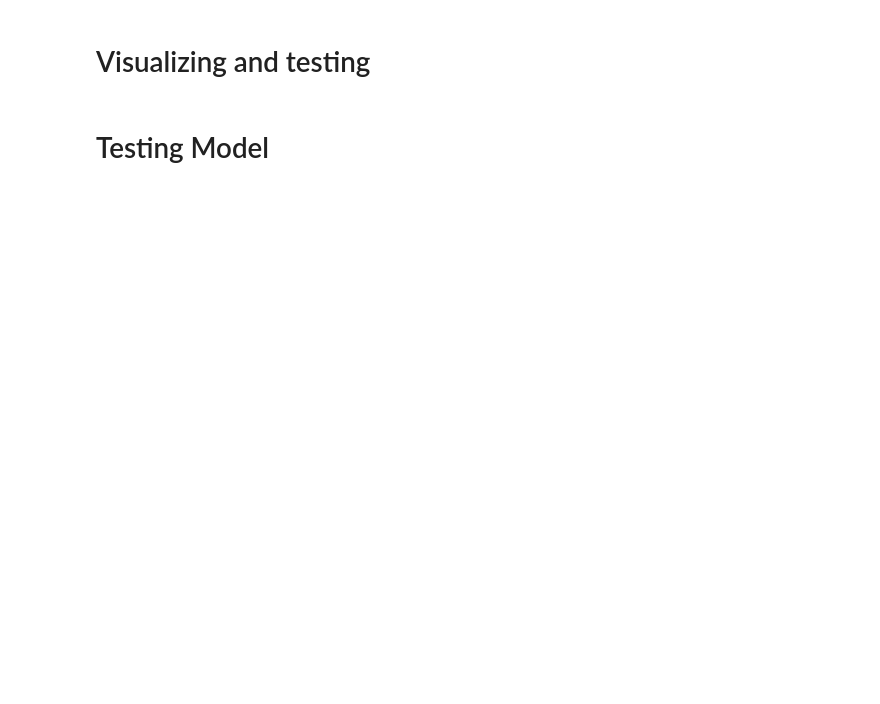
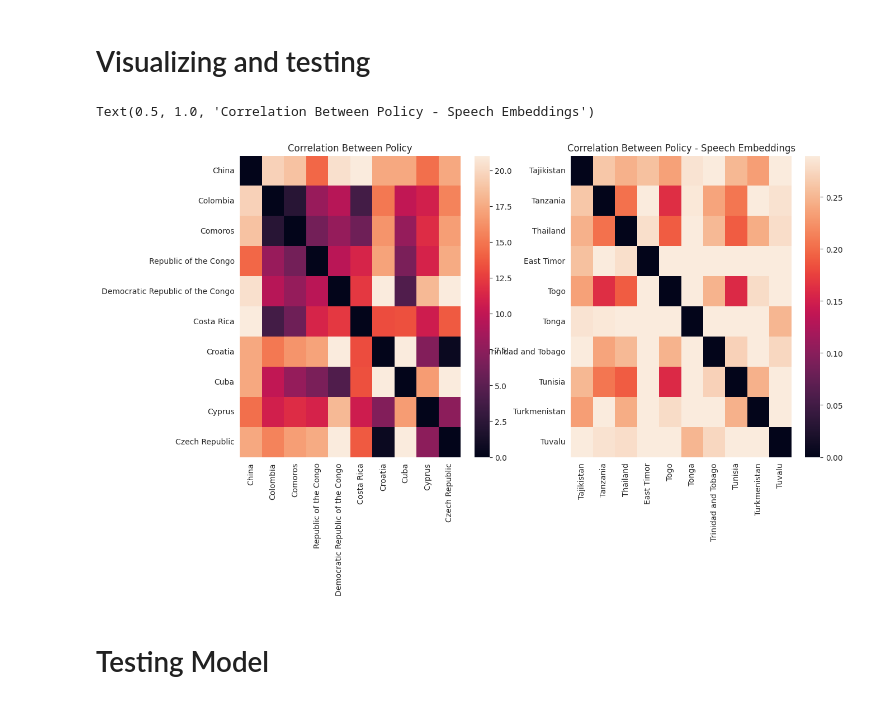
Before and after one commit to IWonderTheFirst/mun, a Jupyter notebook: policy.ipynb, the cells around one changed output. Saved outputs shown, nothing was run; the diff lists cells and outputs as text; code cells hidden in the pictures; blank space fills up the shorter version.

Commit message:
Kaggle Notebook | MUN speech policy alignment generation | Version 53

```diff
--- a/policy.ipynb
+++ b/policy.ipynb
@@ -434,23 +454,23 @@ cl_speeches = cl_speeches.drop(columns=['country1', 'country2', 'year'])
 print(len(cl_speeches))
 cl_speeches = cl_speeches.dropna()
 print(len(cl_speeches))
+cl_speeches['alignment_score'] = cl_speeches['alignment_score'] * 2 - 1
 
 class EmbeddingPairDataset(Dataset):
     def __init__(self, cl_speeches):
-        emb1 = cl_speeches["speech1"].tolist()
-        emb2 = cl_speeches["speech2"].tolist()
+        self.emb1 = cl_speeches["speech1"].tolist()
+        self.emb2 = cl_speeches["speech2"].tolist()
         self.scores = cl_speeches["alignment_score"].astype(float).tolist()
-        emb1 = [i.tolist() for i in emb1]
-        emb2 = [i.tolist() for i in emb2]
-        emb1 = torch.tensor(emb1, dtype=torch.float32)
-        emb2 = torch.tensor(emb2, dtype=torch.float32)
-        self.concatemb = torch.cat((emb1, emb2), dim=1)
+        self.emb1 = [i.tolist() for i in self.emb1]
+        self.emb2 = [i.tolist() for i in self.emb2]
+        self.emb1 = torch.tensor(self.emb1, dtype=torch.float32)
+        self.emb2 = torch.tensor(self.emb2, dtype=torch.float32)
         self.scores = torch.tensor(self.scores, dtype=torch.float32)
 
     def __len__(self):
         return len(self.scores)
     def __getitem__(self, idx):
-        return self.concatemb[idx], self.scores[idx]
+        return self.emb1[idx], self.emb2[idx], self.scores[idx]
 
 train_data, val_data = train_test_split(cl_speeches, test_size=0.2, random_state=42)
 dataset = EmbeddingPairDataset(train_data)
@@ -693,5 +777,5 @@ Percent Improvement: 8.3475%
 # %%
 model.eval()
 speech_tensor = torch.tensor(speech_data, dtype=torch.float32)
-final_country_embeddings = pd.DataFrame(speech_tensor).transpose()
+final_country_embeddings = pd.DataFrame(model(speech_tensor.to(device)).detach().cpu().numpy().transpose())
 final_country_embeddings.columns=df.columns
@@ -708,39 +794,42 @@ def compare_countries(country1, country2, final_country_embeddings):
 # %% [markdown]
 # Visualizing and testing
 # %%
-# def get_corr_matrix(final_country_embeddings):
-#     start = random.randint(0, len(final_country_embeddings.columns)-10)
-#     corr_matrix = pd.DataFrame(
-#         index=final_country_embeddings.columns[start:start+10],
-#         columns=final_country_embeddings.columns[start:start+10],
-#         dtype=float
-#     )
-#     for i, country in enumerate(final_country_embeddings.columns[start:start+10]):
-#         for j, country_2 in enumerate(final_country_embeddings.columns[start:start+10]):
-#             if j > i:
-#                 sim = compare_countries(country, country_2, final_country_embeddings)
-#                 corr_matrix.loc[country, country_2] = sim
-#                 corr_matrix.loc[country_2, country] = sim
-#             elif j==i:
-#                 corr_matrix.loc[country, country_2] = 0
-#     return corr_matrix
+def get_corr_matrix(final_country_embeddings):
+    start = random.randint(0, len(final_country_embeddings.columns)-10)
+    corr_matrix = pd.DataFrame(
+        index=final_country_embeddings.columns[start:start+10],
+        columns=final_country_embeddings.columns[start:start+10],
+        dtype=float
+    )
+    for i, country in enumerate(final_country_embeddings.columns[start:start+10]):
+        for j, country_2 in enumerate(final_country_embeddings.columns[start:start+10]):
+            if j > i:
+                sim = compare_countries(country, country_2, final_country_embeddings)
+                corr_matrix.loc[country, country_2] = sim
+                corr_matrix.loc[country_2, country] = sim
+            elif j==i:
+                corr_matrix.loc[country, country_2] = 0
+    return corr_matrix
 
-# corr_matrix = get_corr_matrix(final_country_embeddings)
-# speech_data = np.array(speech_data)
-# speech_df = pd.DataFrame(speech_data.transpose(), columns=countries)
+corr_matrix = get_corr_matrix(final_country_embeddings)
+speech_data = np.array(speech_data)
+speech_df = pd.DataFrame(speech_data.transpose(), columns=countries)
 
-# speech_df = get_corr_matrix(speech_df)
+speech_df = get_corr_matrix(speech_df)
 
-# fig, axes = plt.subplots(1, 2, figsize=(14, 7))
-# axes = axes.flatten()
+fig, axes = plt.subplots(1, 2, figsize=(14, 7))
+axes = axes.flatten()
 
-# minmax = 5
+minmax = 5
 
-# sns.heatmap(corr_matrix, annot=False, vmin=min([item for sublist in [[[a for i, a in corr_matrix.items()][0][j] for i in range(10)] for j in range(10)] for item in sublist]), vmax=max([item for sublist in [[[a for i, a in corr_matrix.items()][0][j] for i in range(10)] for j in range(10)] for item in sublist]), ax=axes[0])
-# axes[0].set_title('Correlation Between Policy')
+sns.heatmap(corr_matrix, annot=False, vmin=min([item for sublist in [[[a for i, a in corr_matrix.items()][0][j] for i in range(10)] for j in range(10)] for item in sublist]), vmax=max([item for sublist in [[[a for i, a in corr_matrix.items()][0][j] for i in range(10)] for j in range(10)] for item in sublist]), ax=axes[0])
+axes[0].set_title('Correlation Between Policy')
 
-# sns.heatmap(speech_df, annot=False, vmin=min([item for sublist in [[[a for i, a in speech_df.items()][0][j] for i in range(10)] for j in range(10)] for item in sublist]), vmax=max([item for sublist in [[[a for i, a in speech_df.items()][0][j] for i in range(10)] for j in range(10)] for item in sublist]), ax=axes[1])
-# axes[1].set_title('Correlation Between Policy - Speech Embeddings')
+sns.heatmap(speech_df, annot=False, vmin=min([item for sublist in [[[a for i, a in speech_df.items()][0][j] for i in range(10)] for j in range(10)] for item in sublist]), vmax=max([item for sublist in [[[a for i, a in speech_df.items()][0][j] for i in range(10)] for j in range(10)] for item in sublist]), ax=axes[1])
+axes[1].set_title('Correlation Between Policy - Speech Embeddings')
+# %% [output]
+Text(0.5, 1.0, 'Correlation Between Policy - Speech Embeddings')
+[figure, added]
 # %% [markdown]
 # Testing Model
 # %%
```
Also changed, not shown: parts of 11 cells of this notebook.
